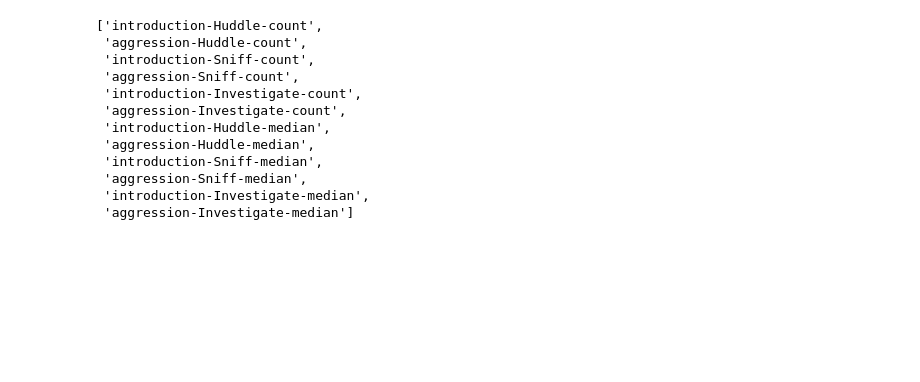
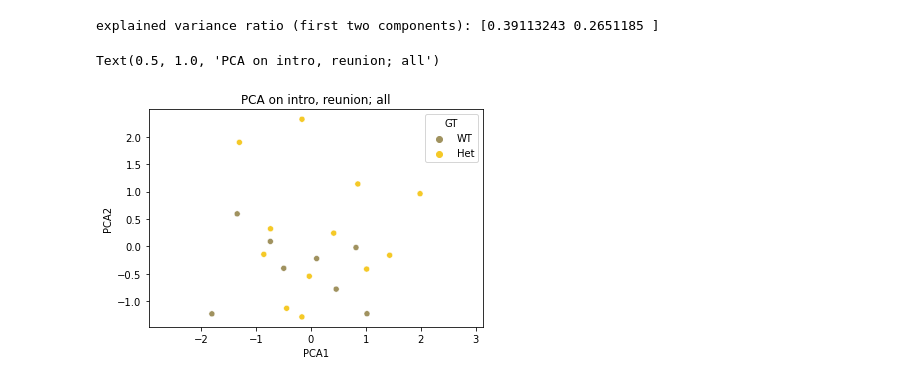
Before and after one commit to nhoglen/scn2a-paper-GWJSNH-code, a Jupyter notebook: 240813_pipeline_PCA.ipynb, the cells around one changed output. Saved outputs shown, nothing was run; the diff lists cells and outputs as text; code cells hidden in the pictures; blank space fills up the shorter version.

```diff
--- a/240813_pipeline_PCA.ipynb
+++ b/240813_pipeline_PCA.ipynb
@@ -157,15 +246,25 @@ colsToUse = [assay+'-'+behav+'-'+metric for metric in useMetrics for behav in us
-# %%
-colsToUse
-# %% [output]
-['introduction-Huddle-count',
- 'aggression-Huddle-count',
- 'introduction-Sniff-count',
- 'aggression-Sniff-count',
- 'introduction-Investigate-count',
- 'aggression-Investigate-count',
- 'introduction-Huddle-median',
- 'aggression-Huddle-median',
- 'introduction-Sniff-median',
- 'aggression-Sniff-median',
- 'introduction-Investigate-median',
- 'aggression-Investigate-median']
+# %%
+# set parameters for this analysis (partner directed behaviors for females)
+useBehaviors = ['Sniff','Investigate','Huddle','Tussle','Strike','Defensive strike','Mount','Intromission',
+                  'Aggression receipt']
+useAssays = ['introduction','reunion']
+useMetrics = ['count','median']
+useSex = 'F'
+
+# do data handling and run PCA
+(F_partner_PCA_DF,F_partner_PCA) = run_PCA_on_trimmed_data(filled,useAssays,useBehaviors,useMetrics,useSex)
+
+# set up colors depending on target sex
+if useSex=='M':
+    usepal = mpal
+else:
+    usepal = fpal
+
+# plotting
+tp = sns.scatterplot(data=F_partner_PCA_DF , x='PCA1', y='PCA2',hue='GT',hue_order=['WT','Het'],palette=usepal)
+tp.axis('equal')
+tp.set_title('PCA on intro, reunion; all')
+# %% [output]
+explained variance ratio (first two components): [0.39113243 0.2651185 ]
+Text(0.5, 1.0, 'PCA on intro, reunion; all')
+[figure, added]
```
Also changed, not shown: parts of 8 cells of this notebook, 1 other file.
